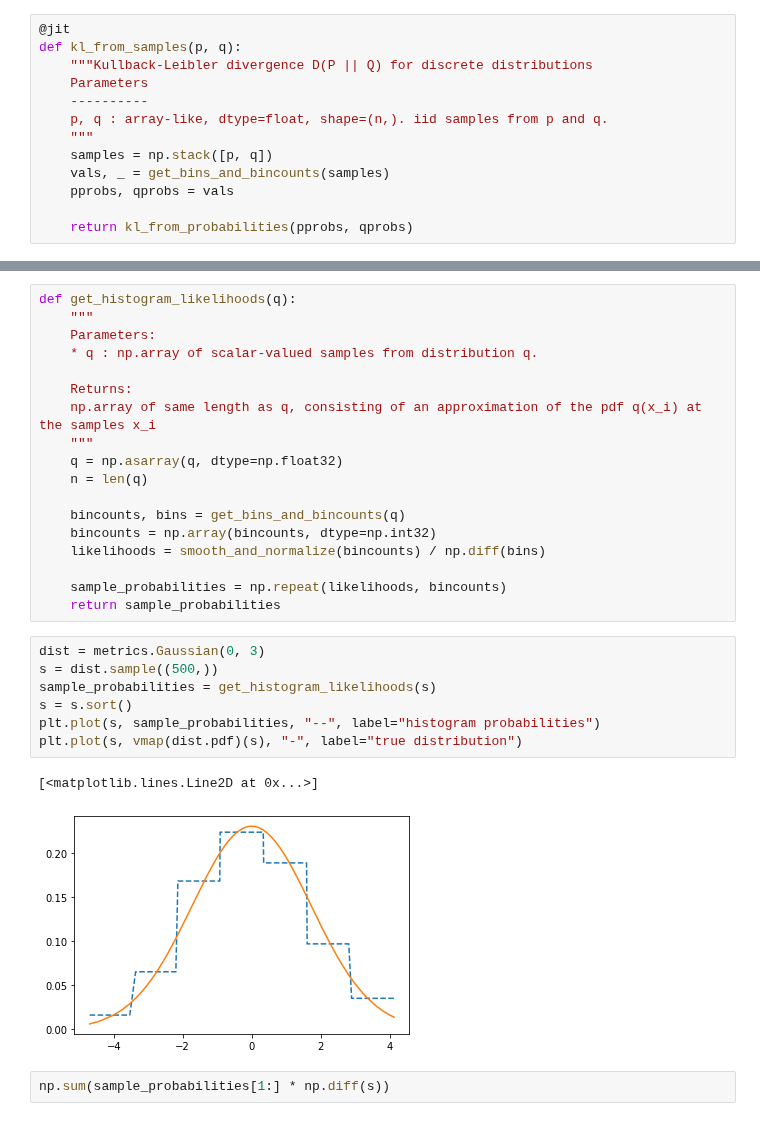
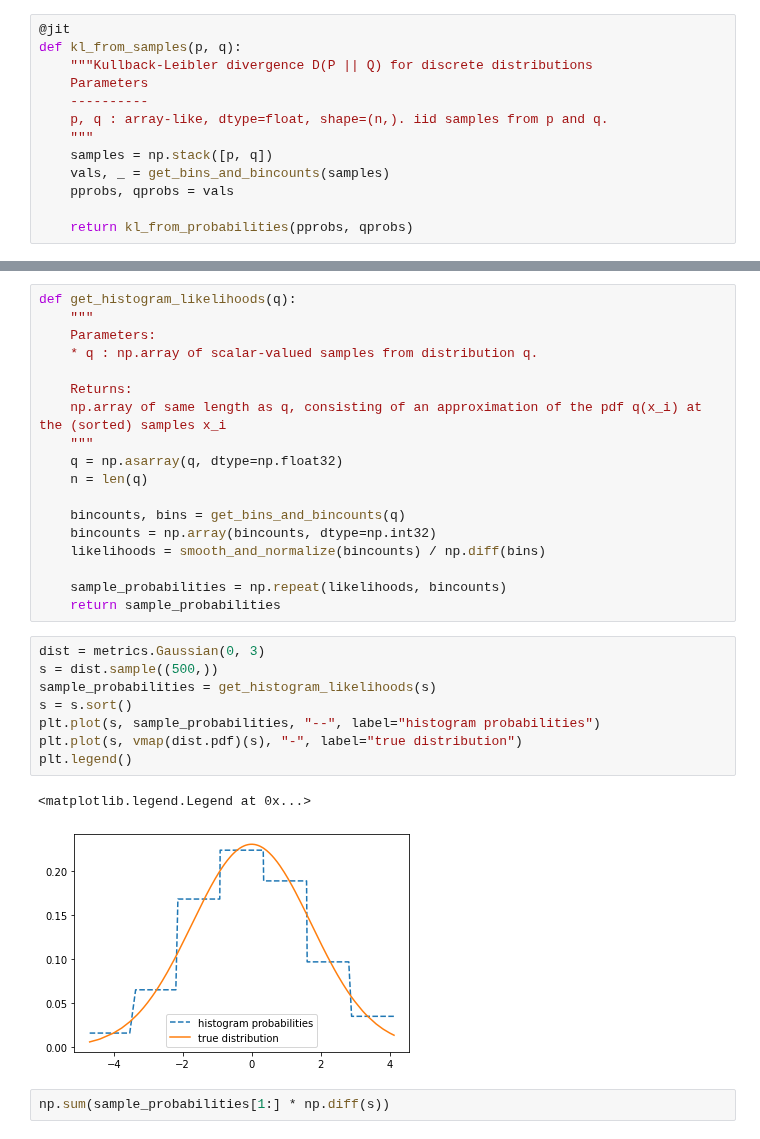
Before and after one commit to ratschlab/projects-2020-Neural-SVGD, a Jupyter notebook: notebooks/kl-divergence estimation.ipynb, the cells around one changed output, grey strips where cells are left out. Saved outputs shown, nothing was run; the diff lists cells and outputs as text.

```diff
--- a/notebooks/kl-divergence estimation.ipynb
+++ b/notebooks/kl-divergence estimation.ipynb
@@ -131,7 +136,7 @@ def get_histogram_likelihoods(q):
     * q : np.array of scalar-valued samples from distribution q.
 
     Returns:
-    np.array of same length as q, consisting of an approximation of the pdf q(x_i) at the samples x_i
+    np.array of same length as q, consisting of an approximation of the pdf q(x_i) at the (sorted) samples x_i
     """
     q = np.asarray(q, dtype=np.float32)
     n = len(q)
@@ -145,13 +150,14 @@ def get_histogram_likelihoods(q):
 # %%
 dist = metrics.Gaussian(0, 3)
 s = dist.sample((500,))
 sample_probabilities = get_histogram_likelihoods(s)
 s = s.sort()
 plt.plot(s, sample_probabilities, "--", label="histogram probabilities")
 plt.plot(s, vmap(dist.pdf)(s), "-", label="true distribution")
+plt.legend()
 # %% [output]
-[<matplotlib.lines.Line2D at 0x...>]
+<matplotlib.legend.Legend at 0x...>
-[figure, old version]
+[figure, new version]
 # %%
 np.sum(sample_probabilities[1:] * np.diff(s))
 # %% [output]
```
Also changed, not shown: parts of 13 cells of this notebook.
